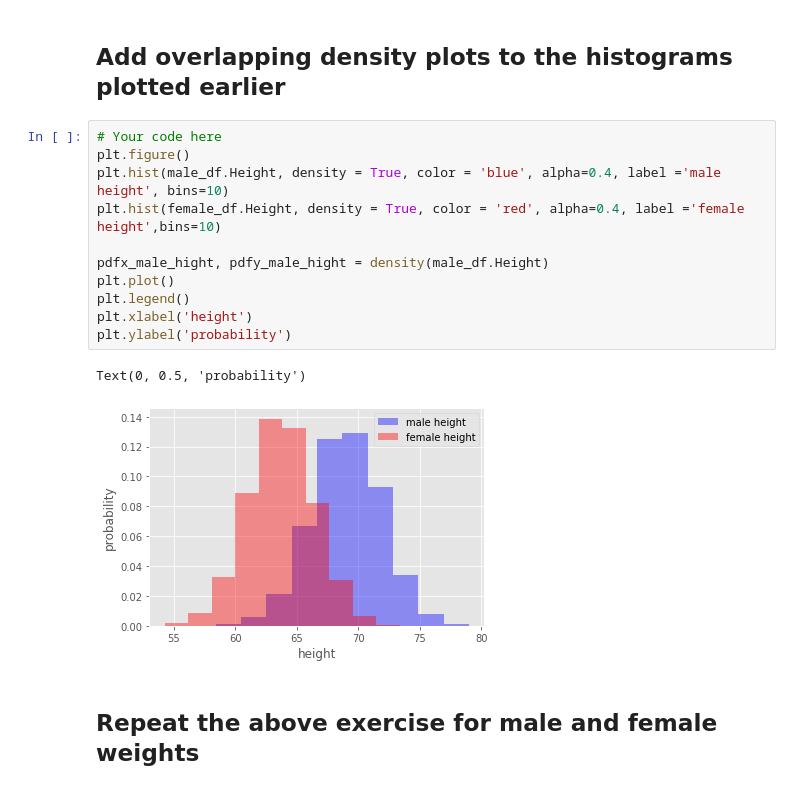
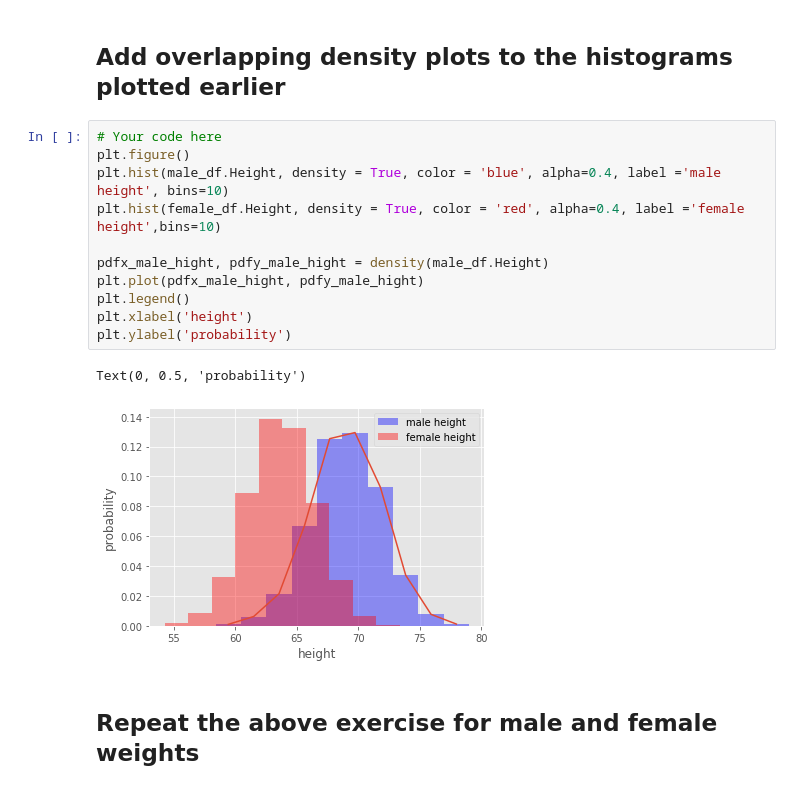
Before and after one commit to gywooo1/probability-density-functions-lab-hbs-ds-060120, a Jupyter notebook: index.ipynb, the cells around one changed output. Drawn from its saved outputs; the diff is of its cells as text.

```diff
--- a/index.ipynb
+++ b/index.ipynb
@@ -108,17 +108,17 @@ plt.legend()
 # %%
 # Your code here
 plt.figure()
 plt.hist(male_df.Height, density = True, color = 'blue', alpha=0.4, label ='male height', bins=10)
 plt.hist(female_df.Height, density = True, color = 'red', alpha=0.4, label ='female height',bins=10)
 
 pdfx_male_hight, pdfy_male_hight = density(male_df.Height)
-plt.plot()
+plt.plot(pdfx_male_hight, pdfy_male_hight)
 plt.legend()
 plt.xlabel('height')
 plt.ylabel('probability')
 # %% [output]
 Text(0, 0.5, 'probability')
-[figure, old version]
+[figure, new version]
 # %% [markdown]
 ## Repeat the above exercise for male and female weights
 # %%
```
